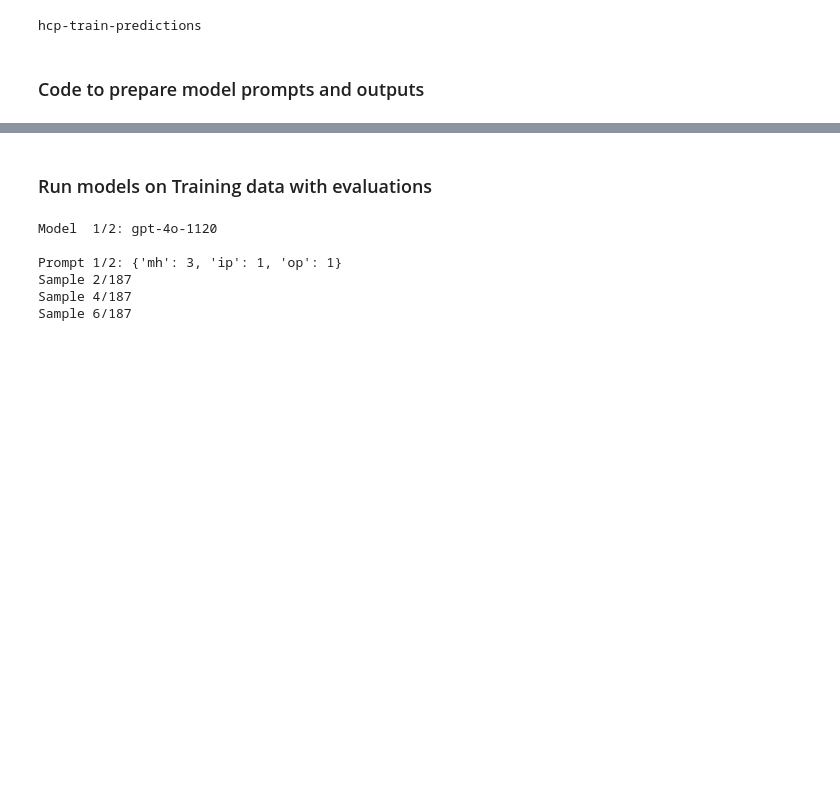
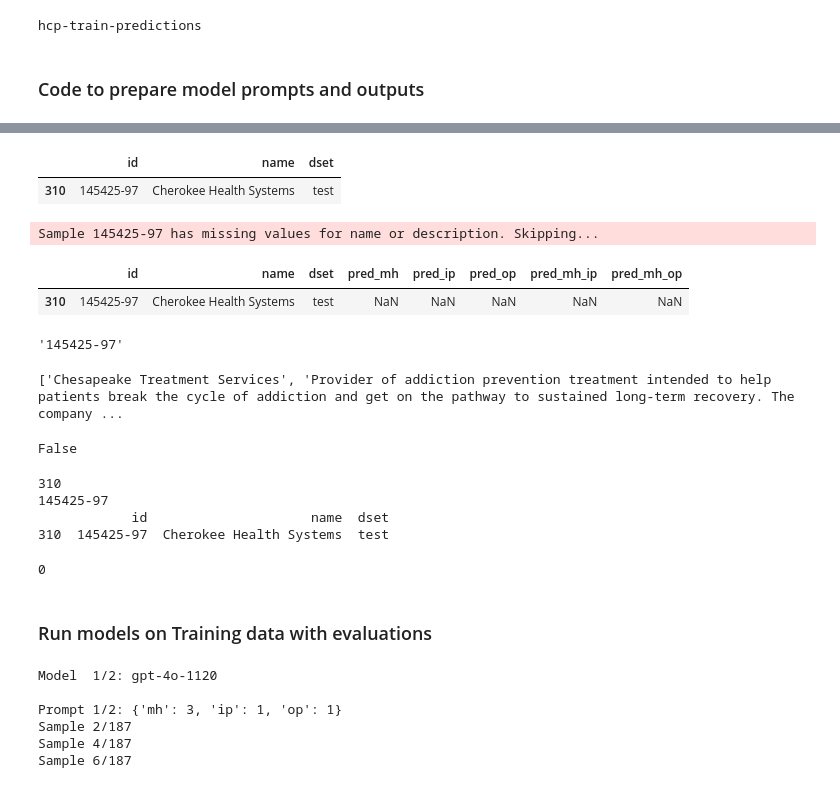
Before and after one commit to awerdich/llmt, a Jupyter notebook: notebooks/openai/train_predictions_250701.ipynb, the cells around one changed output, grey strips where cells are left out. Cells and saved outputs as stored; diff of their text form; code cells hidden in the pictures; blank space fills up the shorter version.

```diff
--- a/notebooks/openai/train_predictions_250701.ipynb
+++ b/notebooks/openai/train_predictions_250701.ipynb
@@ -232,0 +255,17 @@ Provider of a comprehensive treatment facility in Columbus, Ohio. The company of
+# %%
+# Run an example ID, just to make sure it's all working
+idx = 25
+company_id_list = list(df_test['id'].unique())
+company_id = company_id_list[idx]
+company_df = df_test.loc[df_test['id'] == company_id]
+name = company_df.get('name').values[0]
+description = company_df.get('description').values[0]
+print()
+print(name)
+print()
+print(description)
+company_df = company_df.dropna(axis=1)
+display(company_df)
+result_df = send_sample(cdf=company_df,
+                        deployment=deployment_name_1,
+                        version_dict=version_dict_1)
@@ -232,0 +278,16 @@ Provider of a comprehensive treatment facility in Columbus, Ohio. The company of
+# %%
+idx = 310
+company_id = company_id_list[idx]
+company_df = df_test.loc[df_test['id'] == company_id]
+company_df = company_df.dropna(axis=1)
+display(company_df)
+result_df = send_sample(cdf=company_df,
+                        deployment=deployment_name_1,
+                        version_dict=version_dict_1)
+display(result_df)
+# %% [output]
+|  | id | name | dset |
+| 310 | 145425-97 | Cherokee Health Systems | test |
+Sample 145425-97 has missing values for name or description. Skipping...
+|  | id | name | dset | pred_mh | pred_ip | pred_op | pred_mh_ip | pred_mh_op |
+| 310 | 145425-97 | Cherokee Health Systems | test | NaN | NaN | NaN | NaN | NaN |
@@ -233,3 +298,26 @@ Provider of a comprehensive treatment facility in Columbus, Ohio. The company of
+# %%
+ser.id
+# %% [output]
+'145425-97'
+# %%
+print([company_n, company_d])
+None in [company_n, company_d]
+# %% [output]
+['Chesapeake Treatment Services', 'Provider of addiction prevention treatment intended to help patients break the cycle of addiction and get on the pathway to sustained long-term recovery. The company ...
+False
+# %%
+print(c)
+print(company_id)
+print(company_df)
+# %% [output]
+310
+145425-97
+            id                     name  dset
+310  145425-97  Cherokee Health Systems  test
+# %%
+print(c)
+# %% [output]
+0
 # %% [markdown]
 ### Run models on Training data with evaluations ###
 # %%
```
Also changed, not shown: parts of 6 cells of this notebook, 1 other file.
